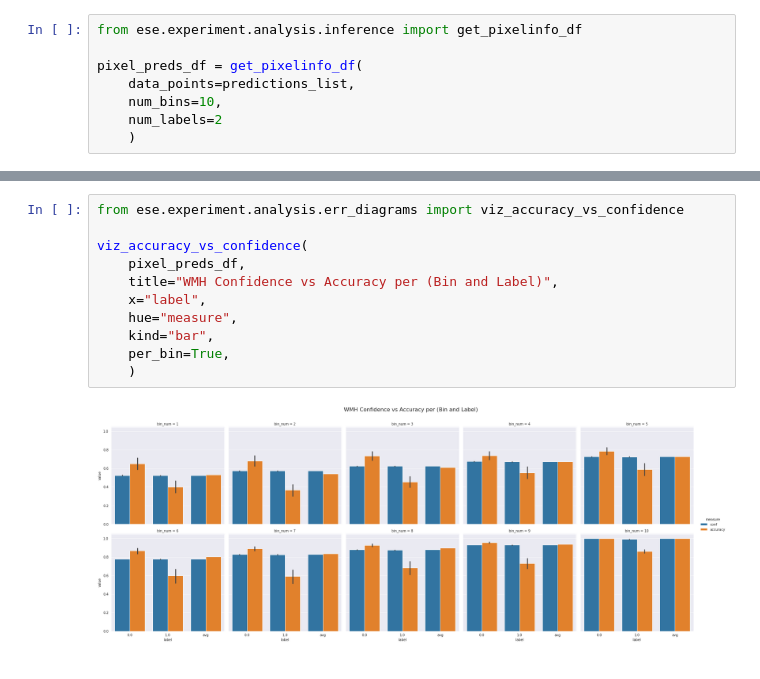
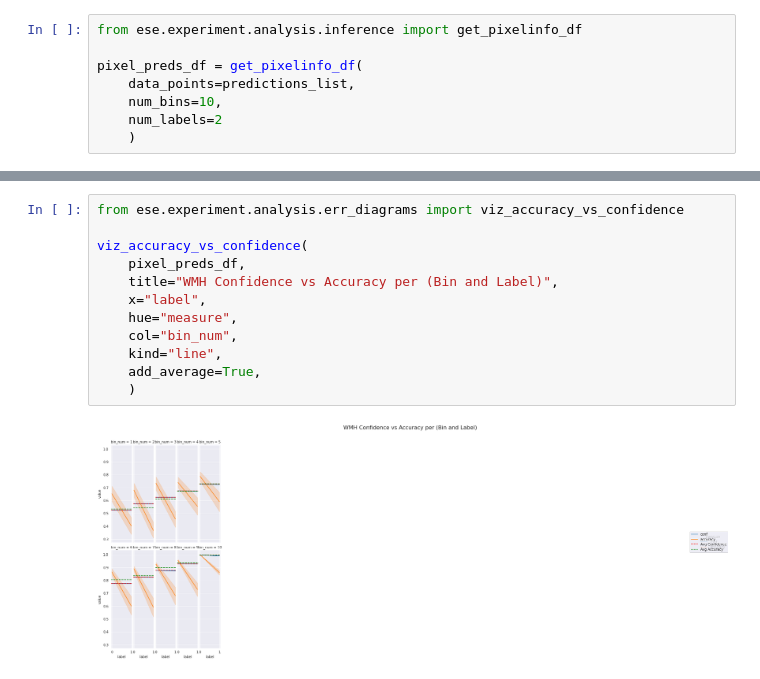
Before and after one commit to VictorButoi/ESE, a Jupyter notebook: notebooks/err_analysis/Err_WMH.ipynb, the cells around one changed output, grey strips where cells are left out. Cells and saved outputs as stored; diff of their text form.

Commit message:
a lot of graph crafting

```diff
--- a/notebooks/err_analysis/Err_WMH.ipynb
+++ b/notebooks/err_analysis/Err_WMH.ipynb
@@ -65,16 +77,17 @@ pixel_preds_df = get_pixelinfo_df(
 # %%
 from ese.experiment.analysis.err_diagrams import viz_accuracy_vs_confidence
 
 viz_accuracy_vs_confidence(
     pixel_preds_df,
     title="WMH Confidence vs Accuracy per (Bin and Label)",
     x="label",
     hue="measure",
-    kind="bar",
-    per_bin=True,
+    col="bin_num",
+    kind="line",
+    add_average=True,
     )
 # %% [output]
-[figure, old version]
+[figure, new version]
 # %%
 from ese.experiment.analysis.err_diagrams import viz_accuracy_vs_confidence
 
```
Also changed, not shown: parts of 5 cells of this notebook, 1 other file.
